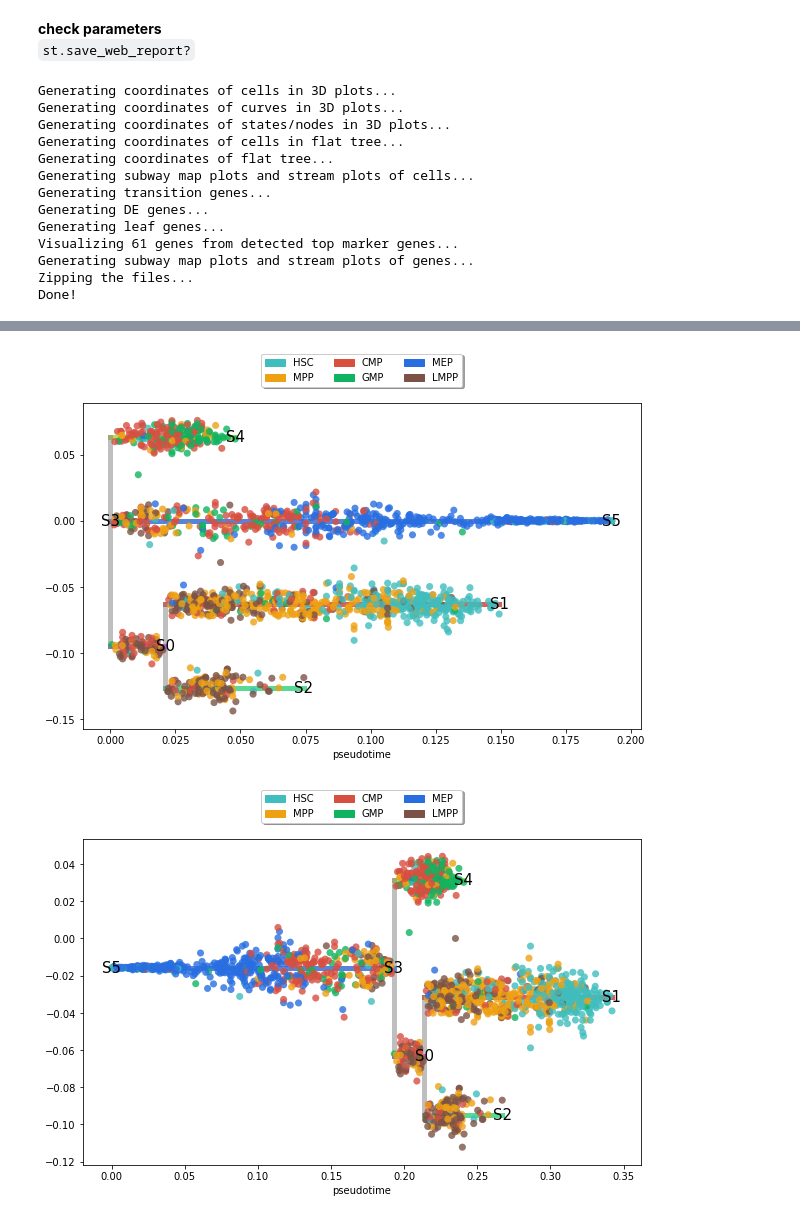
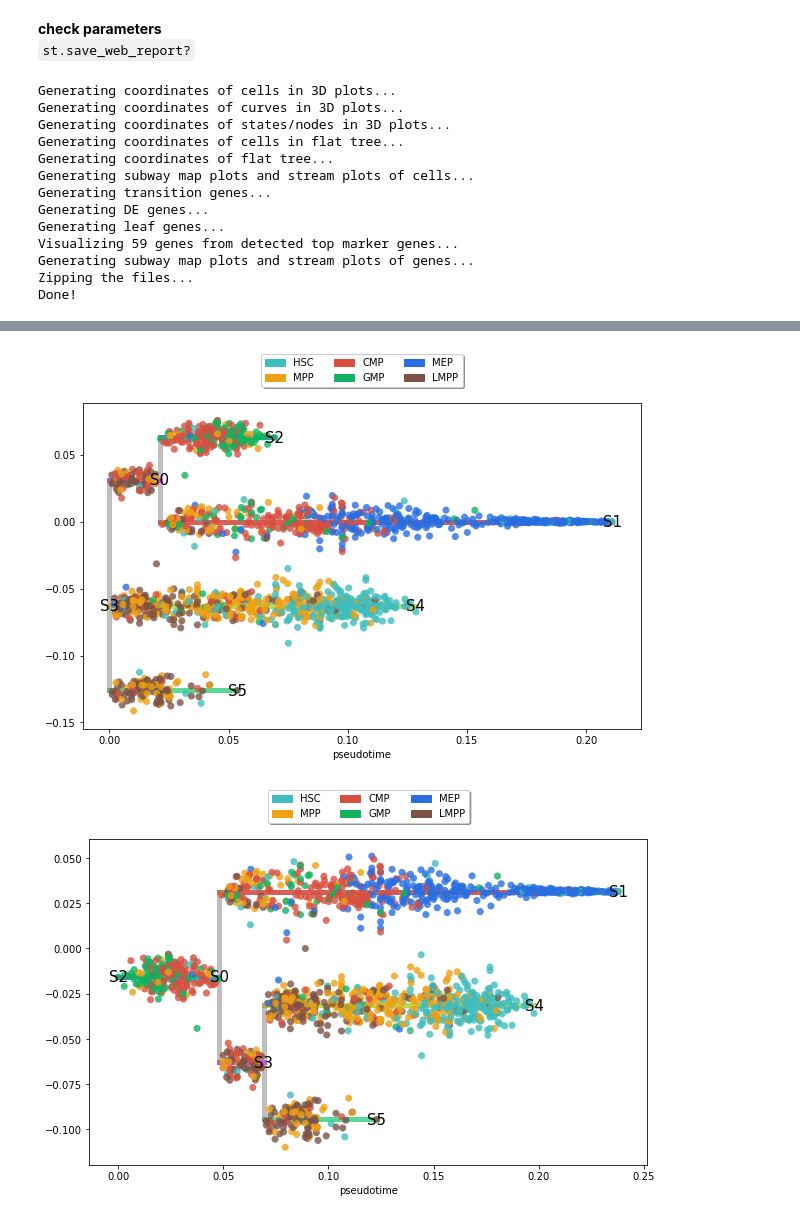
Before and after one commit to pinellolab/STREAM, a Jupyter notebook: tutorial/1.STREAM_scRNA-seq.ipynb, the cells around one changed output, grey strips where cells are left out. Saved outputs shown, nothing was run; the diff lists cells and outputs as text; code cells hidden in the pictures.

```diff
--- a/tutorial/1.STREAM_scRNA-seq.ipynb
+++ b/tutorial/1.STREAM_scRNA-seq.ipynb
@@ -379,10 +401,10 @@ Save the analysis result and interactively visualize it on STREAM website (http:
 **check parameters**
 `st.save_web_report?`
 # %%
-st.save_web_report(adata,fig_size=(8,8),n_genes=5,preference=['S4','S5'],factor_min_win=1.2,
+st.save_web_report(adata,fig_size=(8,8),n_genes=5,preference=['S2','S1'],factor_min_win=1.2,
                 title='Nestorowa, S. et al. 2016',
                 description='This scRNA-seq dataset contains 1656 cells and 4768 genes from mouse hematopoietic stem and progenitor cell differentiation. A single-cell resolution map of mouse hematopoietic stem and progenitor cell differentiation. Blood 128, e20-31 (2016).',
-                starting_node='S1',command_used='STREAM_Nestorowa_2016.ipynb')
+                starting_node='S4',command_used='1.STREAM_scRNA-seq.ipynb')
 # %% [output]
 Generating coordinates of cells in 3D plots...
 Generating coordinates of curves in 3D plots...
@@ -393,7 +415,7 @@ Generating subway map plots and stream plots of cells...
 Generating transition genes...
 Generating DE genes...
 Generating leaf genes...
-Visualizing 61 genes from detected top marker genes...
+Visualizing 59 genes from detected top marker genes...
 Generating subway map plots and stream plots of genes...
 Zipping the files...
 Done!
@@ -401,2 +423,2 @@ Done!
-[figure, old version]
+[figure, new version]
-[figure, old version]
+[figure, new version]
```
Also changed, not shown: parts of 37 cells of this notebook.
